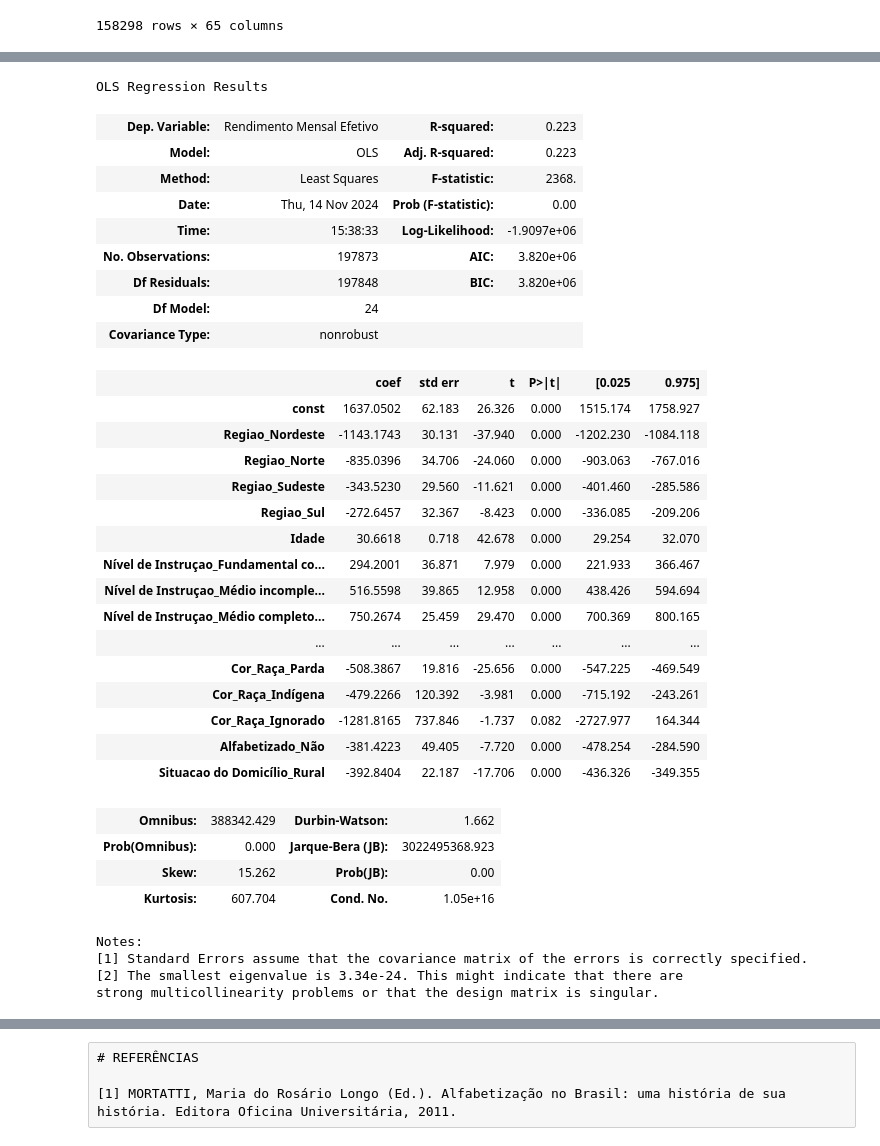
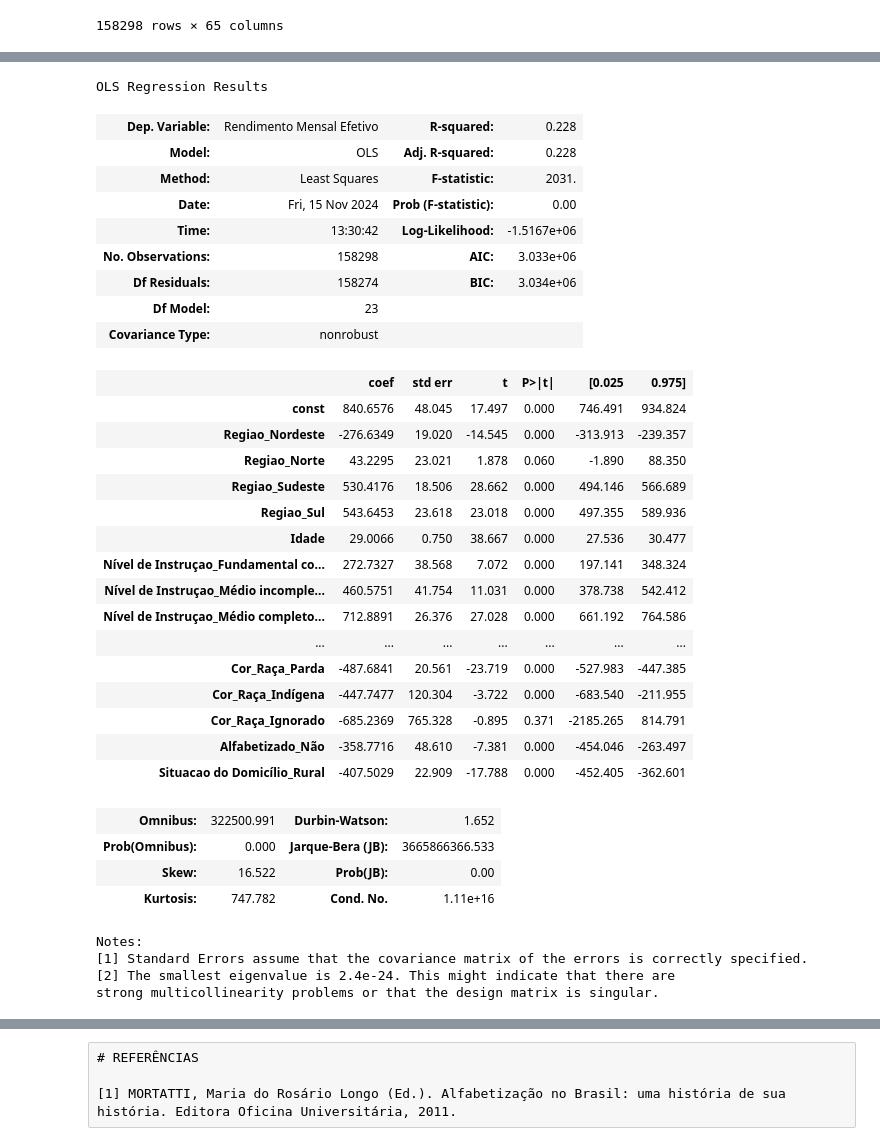
Before and after one commit to Dnimf/cdadosp3, a Jupyter notebook: Projeto_3 (2).ipynb, the cells around one changed output, grey strips where cells are left out. Saved outputs shown, nothing was run; the diff lists cells and outputs as text; code cells hidden in the pictures.

```diff
--- a/Projeto_3 (2).ipynb
+++ b/Projeto_3 (2).ipynb
@@ -615,5 +601,5 @@ Sexo_Mulher
 # %%
-X = dados_colunas_treino[['Regiao_Nordeste','Regiao_Norte','Regiao_Sudeste','Regiao_Sul','Idade',       'Frequentou a Escola_Não',
+X = dados_colunas_treino[['Regiao_Nordeste','Regiao_Norte','Regiao_Sudeste','Regiao_Sul','Idade','Frequentou a Escola_Não',
        'Nível de Instruçao_Fundamental incompleto ou equivalente',
        'Nível de Instruçao_Fundamental completo ou equivalente',
        'Nível de Instruçao_Médio incompleto ou equivalente',
@@ -629,7 +615,7 @@ X = dados_colunas_treino[['Regiao_Nordeste','Regiao_Norte','Regiao_Sudeste','Reg
        'Faixa de horas trabalhadas_40 a 44 horas',
         'Sexo_Mulher', 'Cor_Raça_Preta', 'Cor_Raça_Amarela', 'Cor_Raça_Parda',
        'Cor_Raça_Indígena', 'Cor_Raça_Ignorado', 'Alfabetizado_Não','Situacao do Domicílio_Rural']]
-Y = dados_colunas4['Rendimento Mensal Efetivo']
+Y = dados_colunas_treino['Rendimento Mensal Efetivo']
 
 def regress(Y, X):
     X_cp = sm.add_constant(X)  # Adiciona o intercepto
@@ -752,56 +771,56 @@ Notes:
 strong multicollinearity problems or that the design matrix is singular.
 # %%
-X = dados_colunas4[['Regiao_Nordeste','Regiao_Norte','Regiao_Sudeste','Regiao_Sul','Idade',
+X = dados_colunas_treino[['Regiao_Nordeste','Regiao_Norte','Regiao_Sudeste','Regiao_Sul','Idade',
        'Nível de Instruçao_Fundamental completo ou equivalente',
        'Nível de Instruçao_Médio incompleto ou equivalente',
        'Nível de Instruçao_Médio completo ou equivalente',
        'Nível de Instruçao_Superior incompleto ou equivalente',
        'Nível de Instruçao_Superior completo',
         'Tipo de Ocupacao_Militar ou segurança pública',
        'Tipo de Ocupacao_Empregado setor privado',
        'Tipo de Ocupacao_Empregado setor público',
        'Tipo de Ocupacao_Conta própria', 'Tipo de Ocupacao_Empregador',
        'Tipo de Ocupacao_Trabalhador familiar não remunerado',
        'Faixa de horas trabalhadas_15 a 39 horas',
        'Faixa de horas trabalhadas_40 a 44 horas',
         'Sexo_Mulher', 'Cor_Raça_Preta', 'Cor_Raça_Parda',
        'Cor_Raça_Indígena', 'Cor_Raça_Ignorado', 'Alfabetizado_Não','Situacao do Domicílio_Rural']]
-Y = dados_colunas4['Rendimento Mensal Efetivo']
+Y = dados_colunas_treino['Rendimento Mensal Efetivo']
 results = regress(Y, X)
 results.summary()
 # %% [output]
 OLS Regression Results
-| Dep. Variable: | Rendimento Mensal Efetivo | R-squared: | 0.223 |
-| Model: | OLS | Adj. R-squared: | 0.223 |
-| Method: | Least Squares | F-statistic: | 2368. |
-| Date: | Thu, 14 Nov 2024 | Prob (F-statistic): | 0.00 |
-| Time: | 15:38:33 | Log-Likelihood: | -1.9097e+06 |
-| No. Observations: | 197873 | AIC: | 3.820e+06 |
-| Df Residuals: | 197848 | BIC: | 3.820e+06 |
-| Df Model: | 24 |  |  |
+| Dep. Variable: | Rendimento Mensal Efetivo | R-squared: | 0.228 |
+| Model: | OLS | Adj. R-squared: | 0.228 |
+| Method: | Least Squares | F-statistic: | 2031. |
+| Date: | Fri, 15 Nov 2024 | Prob (F-statistic): | 0.00 |
+| Time: | 13:30:42 | Log-Likelihood: | -1.5167e+06 |
+| No. Observations: | 158298 | AIC: | 3.033e+06 |
+| Df Residuals: | 158274 | BIC: | 3.034e+06 |
+| Df Model: | 23 |  |  |
 | Covariance Type: | nonrobust |  |  |
 |  | coef | std err | t | P>|t| | [0.025 | 0.975] |
-| const | 1637.0502 | 62.183 | 26.326 | 0.000 | 1515.174 | 1758.927 |
-| Regiao_Nordeste | -1143.1743 | 30.131 | -37.940 | 0.000 | -1202.230 | -1084.118 |
-| Regiao_Norte | -835.0396 | 34.706 | -24.060 | 0.000 | -903.063 | -767.016 |
-| Regiao_Sudeste | -343.5230 | 29.560 | -11.621 | 0.000 | -401.460 | -285.586 |
-| Regiao_Sul | -272.6457 | 32.367 | -8.423 | 0.000 | -336.085 | -209.206 |
-| Idade | 30.6618 | 0.718 | 42.678 | 0.000 | 29.254 | 32.070 |
-| Nível de Instruçao_Fundamental co... | 294.2001 | 36.871 | 7.979 | 0.000 | 221.933 | 366.467 |
-| Nível de Instruçao_Médio incomple... | 516.5598 | 39.865 | 12.958 | 0.000 | 438.426 | 594.694 |
-| Nível de Instruçao_Médio completo... | 750.2674 | 25.459 | 29.470 | 0.000 | 700.369 | 800.165 |
+| const | 840.6576 | 48.045 | 17.497 | 0.000 | 746.491 | 934.824 |
+| Regiao_Nordeste | -276.6349 | 19.020 | -14.545 | 0.000 | -313.913 | -239.357 |
+| Regiao_Norte | 43.2295 | 23.021 | 1.878 | 0.060 | -1.890 | 88.350 |
+| Regiao_Sudeste | 530.4176 | 18.506 | 28.662 | 0.000 | 494.146 | 566.689 |
+| Regiao_Sul | 543.6453 | 23.618 | 23.018 | 0.000 | 497.355 | 589.936 |
+| Idade | 29.0066 | 0.750 | 38.667 | 0.000 | 27.536 | 30.477 |
+| Nível de Instruçao_Fundamental co... | 272.7327 | 38.568 | 7.072 | 0.000 | 197.141 | 348.324 |
+| Nível de Instruçao_Médio incomple... | 460.5751 | 41.754 | 11.031 | 0.000 | 378.738 | 542.412 |
+| Nível de Instruçao_Médio completo... | 712.8891 | 26.376 | 27.028 | 0.000 | 661.192 | 764.586 |
 | ... | ... | ... | ... | ... | ... | ... |
-| Cor_Raça_Parda | -508.3867 | 19.816 | -25.656 | 0.000 | -547.225 | -469.549 |
-| Cor_Raça_Indígena | -479.2266 | 120.392 | -3.981 | 0.000 | -715.192 | -243.261 |
-| Cor_Raça_Ignorado | -1281.8165 | 737.846 | -1.737 | 0.082 | -2727.977 | 164.344 |
-| Alfabetizado_Não | -381.4223 | 49.405 | -7.720 | 0.000 | -478.254 | -284.590 |
-| Situacao do Domicílio_Rural | -392.8404 | 22.187 | -17.706 | 0.000 | -436.326 | -349.355 |
+| Cor_Raça_Parda | -487.6841 | 20.561 | -23.719 | 0.000 | -527.983 | -447.385 |
+| Cor_Raça_Indígena | -447.7477 | 120.304 | -3.722 | 0.000 | -683.540 | -211.955 |
+| Cor_Raça_Ignorado | -685.2369 | 765.328 | -0.895 | 0.371 | -2185.265 | 814.791 |
+| Alfabetizado_Não | -358.7716 | 48.610 | -7.381 | 0.000 | -454.046 | -263.497 |
+| Situacao do Domicílio_Rural | -407.5029 | 22.909 | -17.788 | 0.000 | -452.405 | -362.601 |
-| Omnibus: | 388342.429 | Durbin-Watson: | 1.662 |
-| Prob(Omnibus): | 0.000 | Jarque-Bera (JB): | 3022495368.923 |
-| Skew: | 15.262 | Prob(JB): | 0.00 |
-| Kurtosis: | 607.704 | Cond. No. | 1.05e+16 |
+| Omnibus: | 322500.991 | Durbin-Watson: | 1.652 |
+| Prob(Omnibus): | 0.000 | Jarque-Bera (JB): | 3665866366.533 |
+| Skew: | 16.522 | Prob(JB): | 0.00 |
+| Kurtosis: | 747.782 | Cond. No. | 1.11e+16 |
 Notes:
 [1] Standard Errors assume that the covariance matrix of the errors is correctly specified.
-[2] The smallest eigenvalue is 3.34e-24. This might indicate that there are
+[2] The smallest eigenvalue is 2.4e-24. This might indicate that there are
 strong multicollinearity problems or that the design matrix is singular.
 # %%
```
Also changed, not shown: parts of 17 cells of this notebook.
